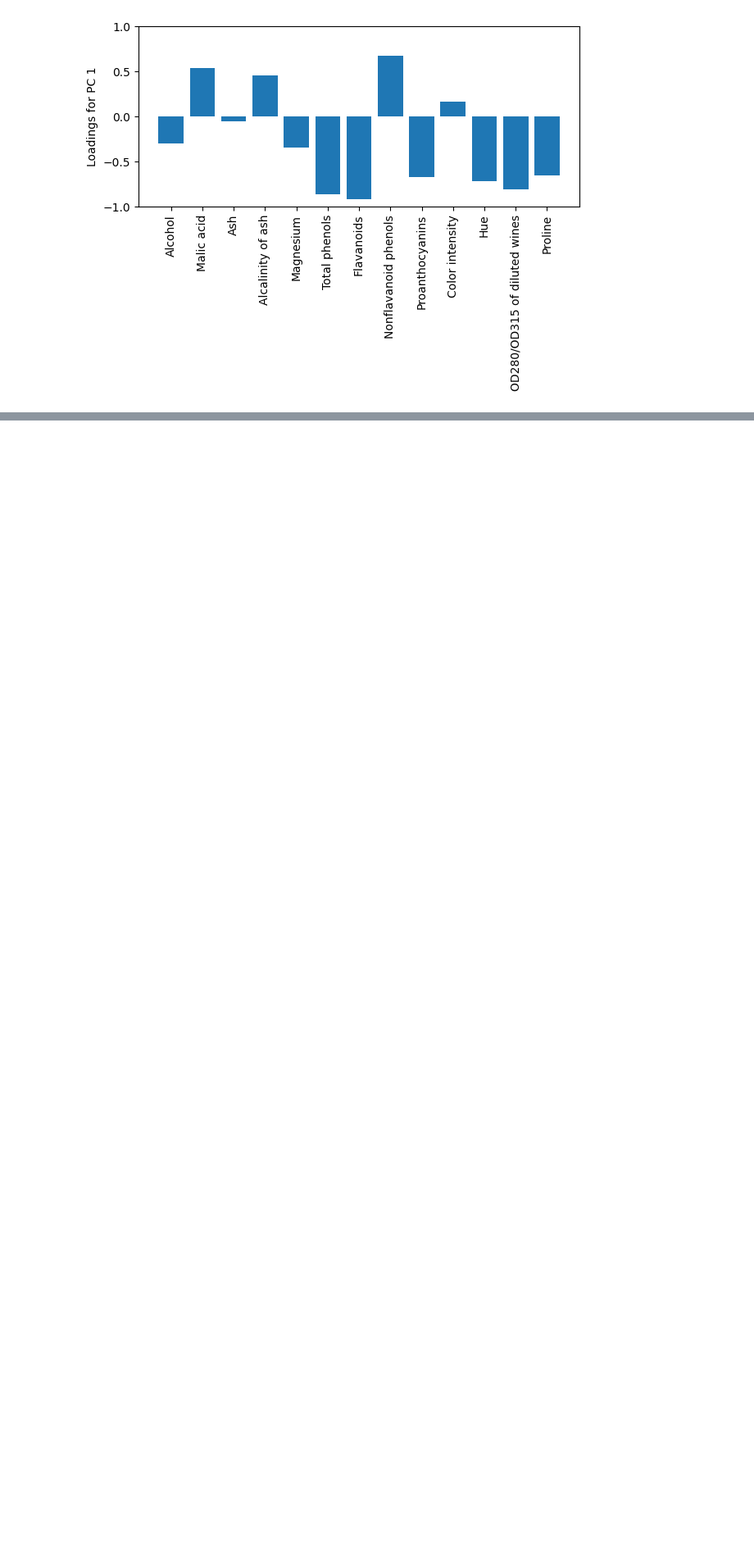
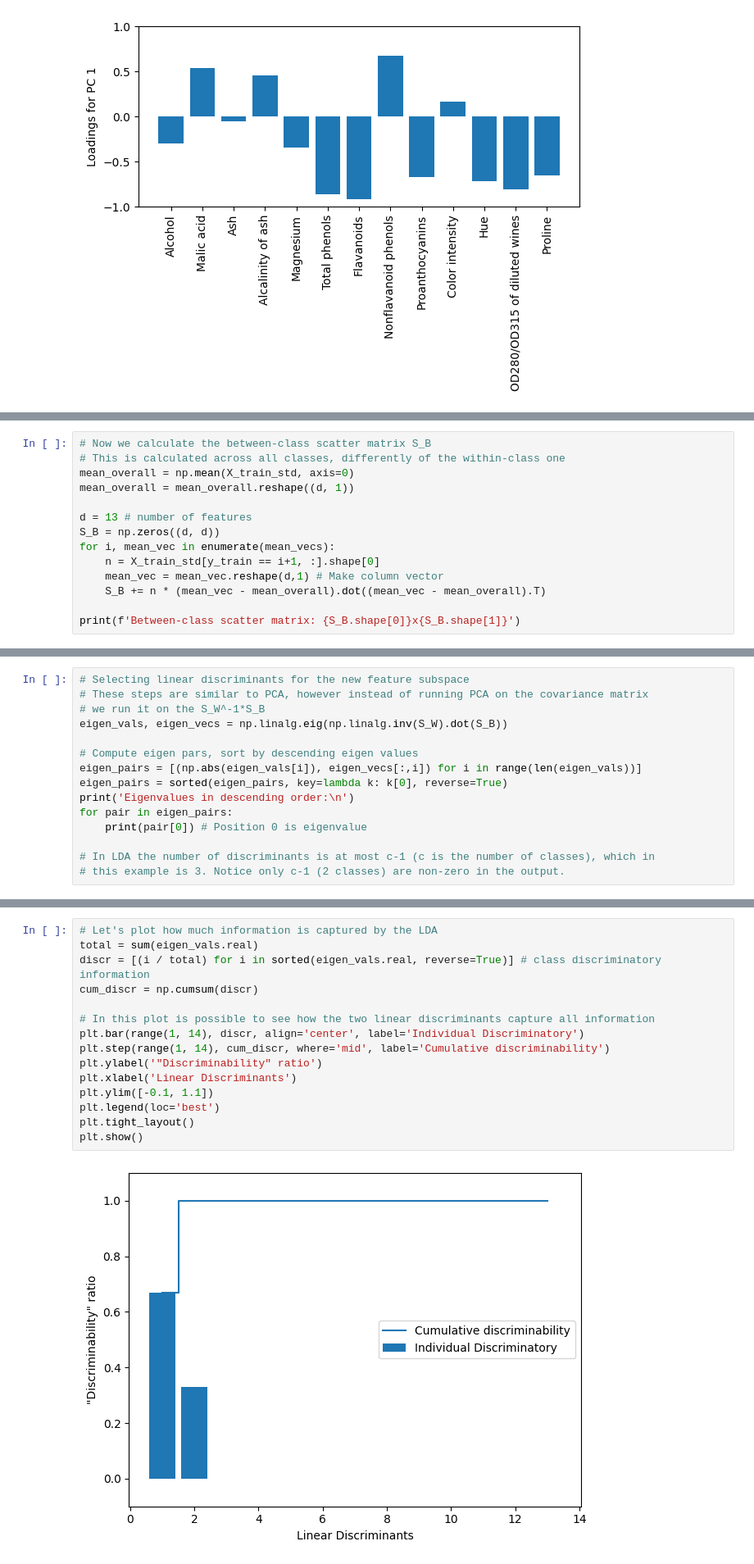
Before and after one commit to schmittjoaopedro/neural-networks, a Jupyter notebook: ml-pytorch-book/ch5-datacompression/main.ipynb, the cells around one changed output, grey strips where cells are left out. Shown at 82% size. Saved outputs shown, nothing was run; the diff lists cells and outputs as text; blank space fills up the shorter version.

```diff
--- a/ml-pytorch-book/ch5-datacompression/main.ipynb
+++ b/ml-pytorch-book/ch5-datacompression/main.ipynb
@@ -186,0 +243,14 @@ plt.show()
+# %%
+# Now we calculate the between-class scatter matrix S_B
+# This is calculated across all classes, differently of the within-class one
+mean_overall = np.mean(X_train_std, axis=0)
+mean_overall = mean_overall.reshape((d, 1))
+
+d = 13 # number of features
+S_B = np.zeros((d, d))
+for i, mean_vec in enumerate(mean_vecs):
+    n = X_train_std[y_train == i+1, :].shape[0]
+    mean_vec = mean_vec.reshape(d,1) # Make column vector
+    S_B += n * (mean_vec - mean_overall).dot((mean_vec - mean_overall).T)
+
+print(f'Between-class scatter matrix: {S_B.shape[0]}x{S_B.shape[1]}')
@@ -186,0 +259,15 @@ plt.show()
+# %%
+# Selecting linear discriminants for the new feature subspace
+# These steps are similar to PCA, however instead of running PCA on the covariance matrix
+# we run it on the S_W^-1*S_B
+eigen_vals, eigen_vecs = np.linalg.eig(np.linalg.inv(S_W).dot(S_B))
+
+# Compute eigen pars, sort by descending eigen values
+eigen_pairs = [(np.abs(eigen_vals[i]), eigen_vecs[:,i]) for i in range(len(eigen_vals))]
+eigen_pairs = sorted(eigen_pairs, key=lambda k: k[0], reverse=True)
+print('Eigenvalues in descending order:\n')
+for pair in eigen_pairs:
+    print(pair[0]) # Position 0 is eigenvalue
+
+# In LDA the number of discriminants is at most c-1 (c is the number of classes), which in
+# this example is 3. Notice only c-1 (2 classes) are non-zero in the output.
@@ -186,0 +290,17 @@ plt.show()
+# %%
+# Let's plot how much information is captured by the LDA
+total = sum(eigen_vals.real)
+discr = [(i / total) for i in sorted(eigen_vals.real, reverse=True)] # class discriminatory information
+cum_discr = np.cumsum(discr)
+
+# In this plot is possible to see how the two linear discriminants capture all information
+plt.bar(range(1, 14), discr, align='center', label='Individual Discriminatory')
+plt.step(range(1, 14), cum_discr, where='mid', label='Cumulative discriminability')
+plt.ylabel('"Discriminability" ratio')
+plt.xlabel('Linear Discriminants')
+plt.ylim([-0.1, 1.1])
+plt.legend(loc='best')
+plt.tight_layout()
+plt.show()
+# %% [output]
+[figure, added]
```
Also changed, not shown: parts of 18 cells of this notebook.
